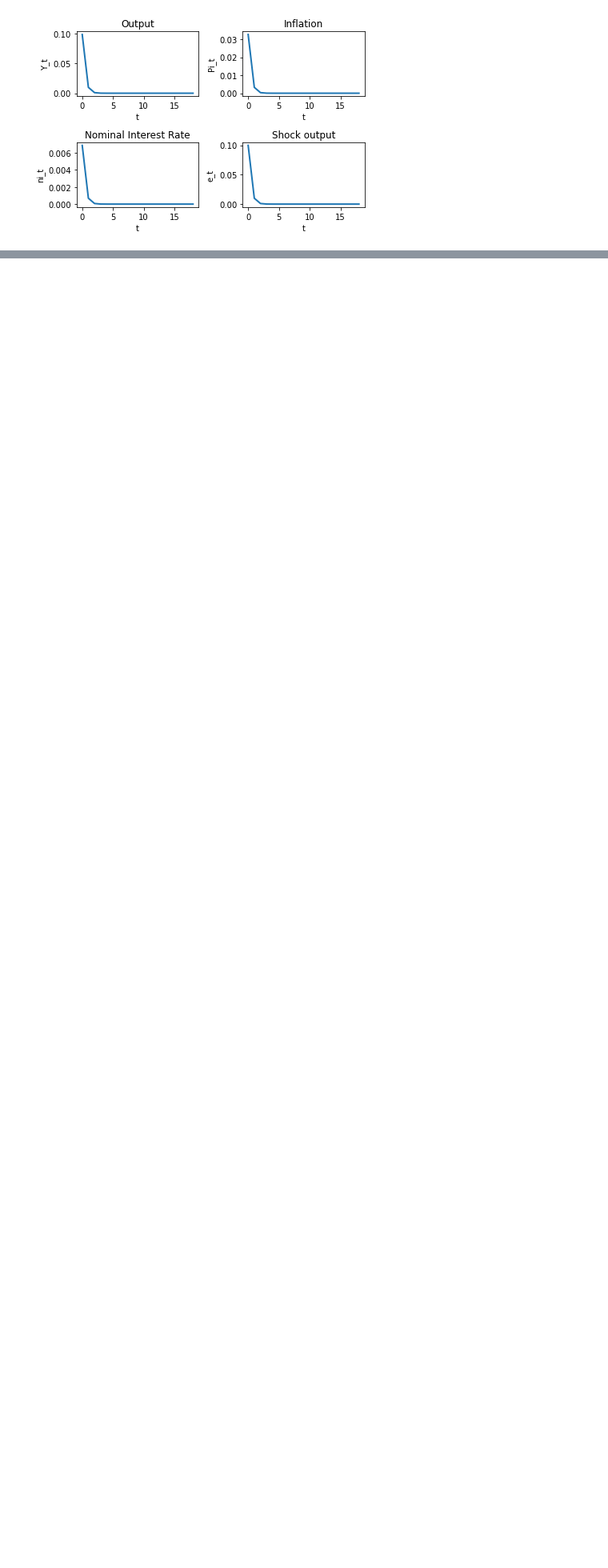
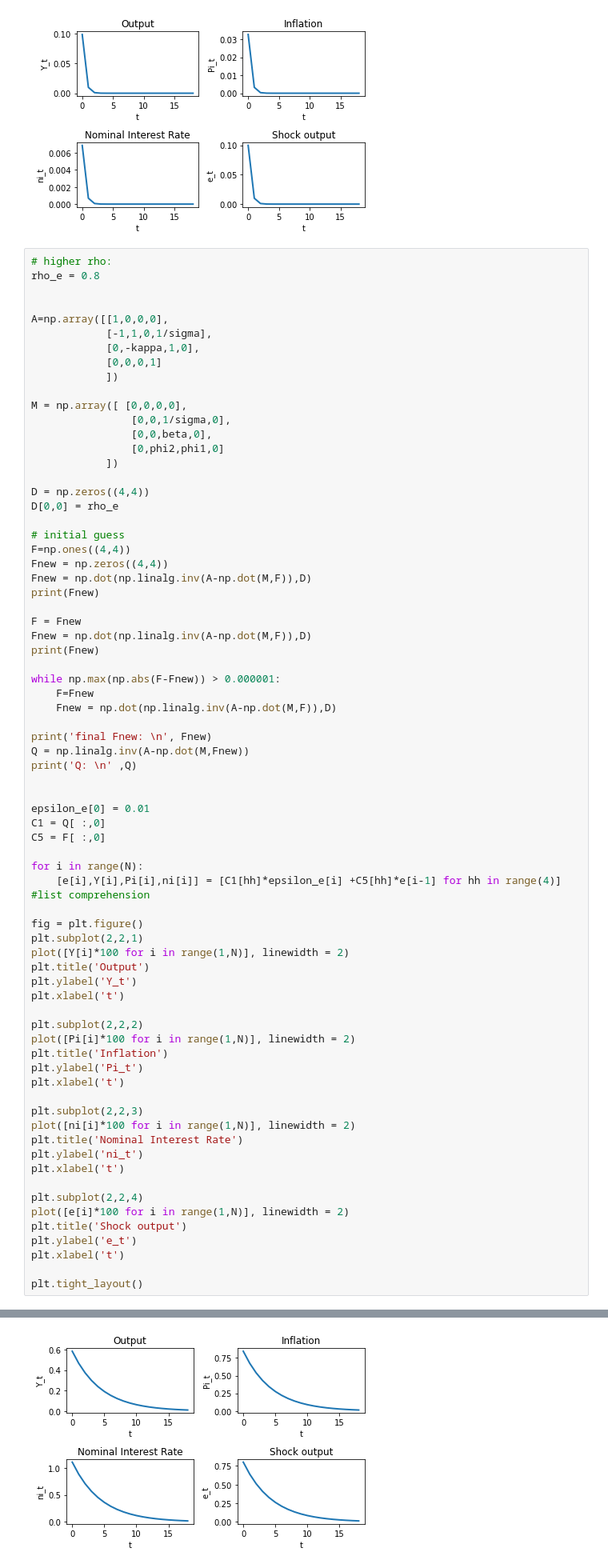
Before and after one commit to MaxDerWeber/ComputationalMacro, a Jupyter notebook: Assignment4.ipynb, the cells around one changed output, grey strips where cells are left out. Shown at 80% size. Drawn from its saved outputs; the diff is of its cells as text; blank space fills up the shorter version.

Commit message:
added simulation with higher rho for comparison.

```diff
--- a/Assignment4.ipynb
+++ b/Assignment4.ipynb
@@ -222,3 +222,76 @@ plt.xlabel('t')
 plt.tight_layout()
 # %% [output]
 [figure]
+# %%
+# higher rho:
+rho_e = 0.8
+
+
+A=np.array([[1,0,0,0],
+            [-1,1,0,1/sigma],
+            [0,-kappa,1,0],
+            [0,0,0,1]
+            ])
+
+M = np.array([ [0,0,0,0],
+                [0,0,1/sigma,0],
+                [0,0,beta,0],
+                [0,phi2,phi1,0]
+            ])
+
+D = np.zeros((4,4))
+D[0,0] = rho_e
+
+# initial guess
+F=np.ones((4,4))
+Fnew = np.zeros((4,4))
+Fnew = np.dot(np.linalg.inv(A-np.dot(M,F)),D)
+print(Fnew)
+
+F = Fnew
+Fnew = np.dot(np.linalg.inv(A-np.dot(M,F)),D)
+print(Fnew)
+
+while np.max(np.abs(F-Fnew)) > 0.000001:
+    F=Fnew
+    Fnew = np.dot(np.linalg.inv(A-np.dot(M,F)),D)
+
+print('final Fnew: \n', Fnew)
+Q = np.linalg.inv(A-np.dot(M,Fnew))
+print('Q: \n' ,Q)
+
+
+epsilon_e[0] = 0.01
+C1 = Q[ :,0]
+C5 = F[ :,0]
+
+for i in range(N):
+    [e[i],Y[i],Pi[i],ni[i]] = [C1[hh]*epsilon_e[i] +C5[hh]*e[i-1] for hh in range(4)] #list comprehension
+
+fig = plt.figure()
+plt.subplot(2,2,1)
+plot([Y[i]*100 for i in range(1,N)], linewidth = 2)
+plt.title('Output')
+plt.ylabel('Y_t')
+plt.xlabel('t')
+
+plt.subplot(2,2,2)
+plot([Pi[i]*100 for i in range(1,N)], linewidth = 2)
+plt.title('Inflation')
+plt.ylabel('Pi_t')
+plt.xlabel('t')
+
+plt.subplot(2,2,3)
+plot([ni[i]*100 for i in range(1,N)], linewidth = 2)
+plt.title('Nominal Interest Rate')
+plt.ylabel('ni_t')
+plt.xlabel('t')
+
+plt.subplot(2,2,4)
+plot([e[i]*100 for i in range(1,N)], linewidth = 2)
+plt.title('Shock output')
+plt.ylabel('e_t')
+plt.xlabel('t')
+
+plt.tight_layout()
+# %% [output]
@@ -224,0 +316 @@ plt.tight_layout()
+[figure, added]
```
Also changed, not shown: parts of 1 cell of this notebook.
